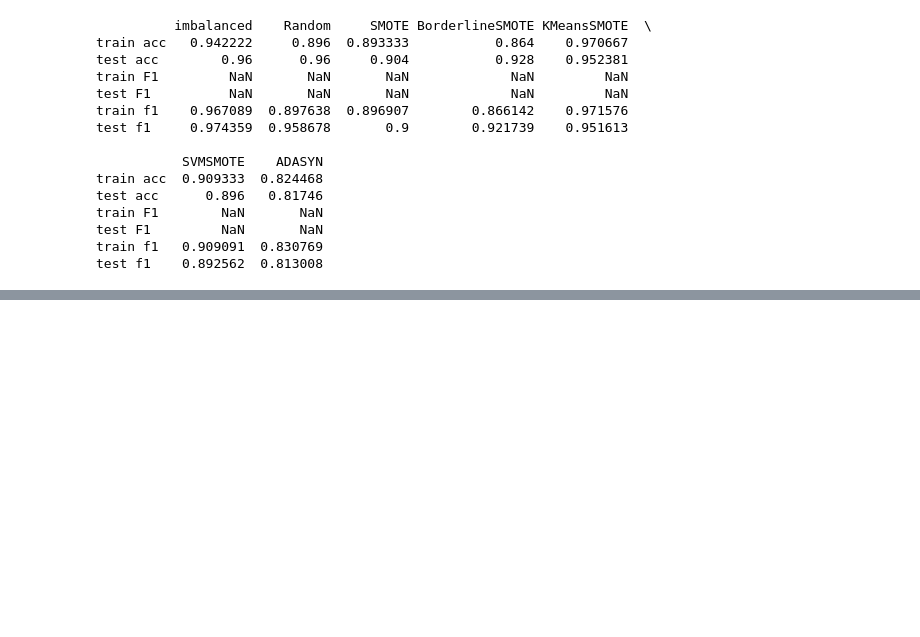
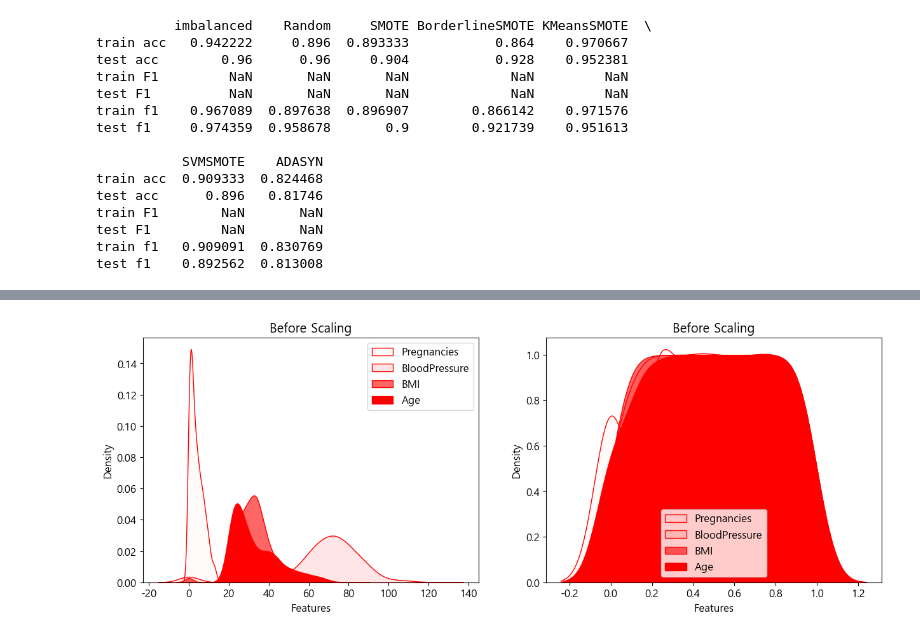
Before and after one commit to blueage98/adp_work, a Jupyter notebook: ML Codebook/2. 전처리 - 연습.ipynb, the cells around one changed output, grey strips where cells are left out. Drawn from its saved outputs; the diff is of its cells as text; code cells hidden in the pictures; blank space fills up the shorter version.

```diff
--- a/ML Codebook/2. 전처리 - 연습.ipynb
+++ b/ML Codebook/2. 전처리 - 연습.ipynb
@@ -347,0 +406,9 @@ test f1    0.892562  0.813008
+# %%
+from sklearn.preprocessing import QuantileTransformer
+
+scaler = QuantileTransformer(output_distribution='uniform', n_quantiles = len(X))
+quu_X = scaler.fit_transform(X)
+quu_X = pd.DataFrame(quu_X, columns=X.columns)
+test_scaling(X, quu_X)
+# %% [output]
+[figure, added]
```
Also changed, not shown: parts of 20 cells of this notebook.
